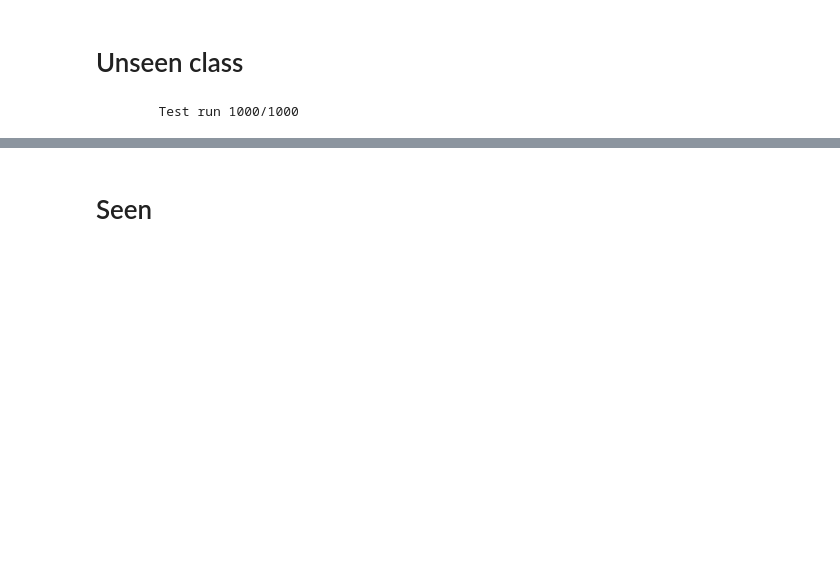
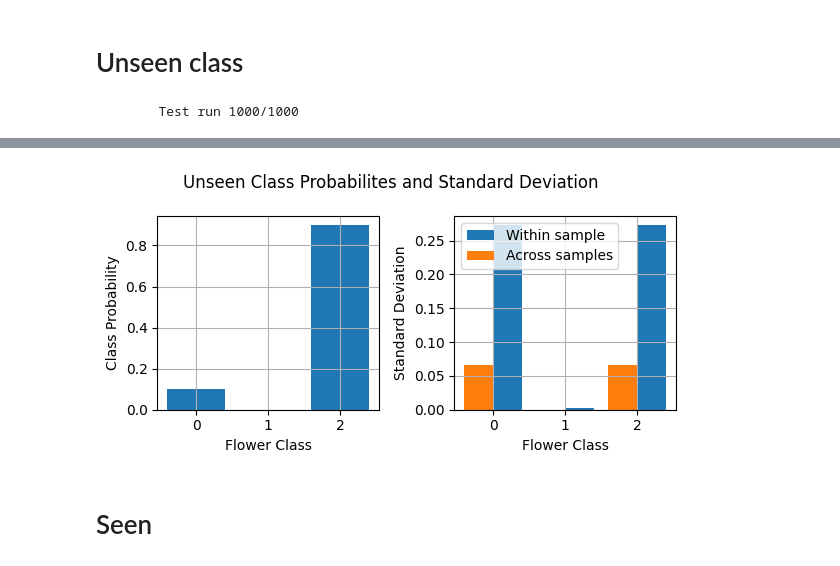
Before and after one commit to chomchom69420/stats-project, a Jupyter notebook: iris.ipynb, the cells around one changed output, grey strips where cells are left out. Saved outputs shown, nothing was run; the diff lists cells and outputs as text; code cells hidden in the pictures; blank space fills up the shorter version.

```diff
--- a/iris.ipynb
+++ b/iris.ipynb
@@ -283,3 +263,19 @@ plt.show()
+# %%
+fig, axs = plt.subplots(1, 2, figsize=(6, 3))
+axs[0].grid()
+axs[0].bar(np.arange(3), samplesMean.detach().numpy())
+axs[0].set(xlabel='Flower Class', ylabel='Class Probability', xticks=np.arange(3))
+axs[1].grid()
+axs[1].bar(np.arange(3)+0.2, withinSampleStd.detach().numpy(), width = 0.4, label="Within sample")
+axs[1].bar(np.arange(3)-0.2, acrossSamplesStd.detach().numpy(), width = 0.4, label="Across samples")
+axs[1].legend()
+axs[1].set(xlabel='Flower Class', ylabel='Standard Deviation', xticks=np.arange(3))
+fig.suptitle('Unseen Class Probabilites and Standard Deviation')
+fig.tight_layout()
+plt.savefig('unseen_class.pdf')
+plt.show()
+# %% [output]
+[figure, added]
 # %% [markdown]
 # Seen
 # %%
```
Also changed, not shown: parts of 18 cells of this notebook.
